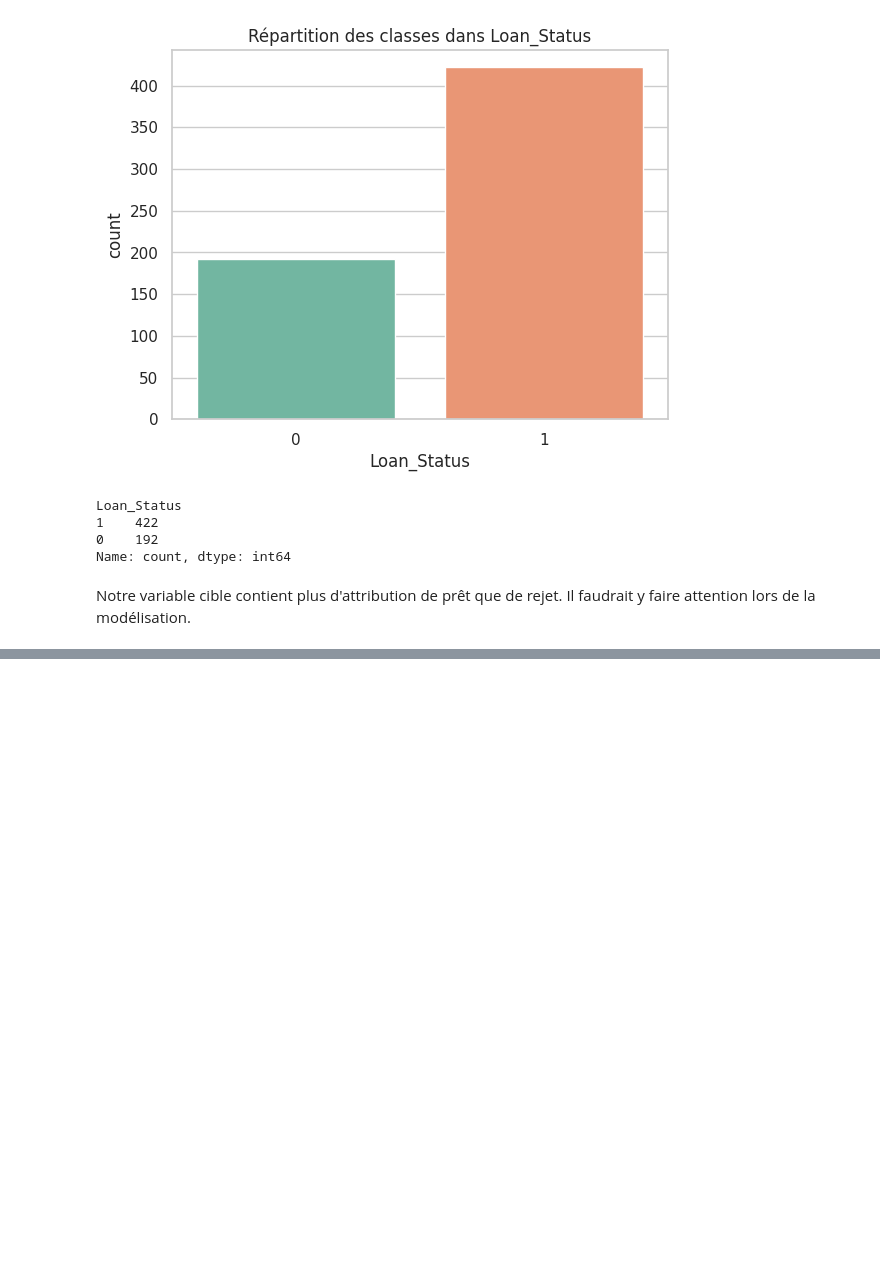
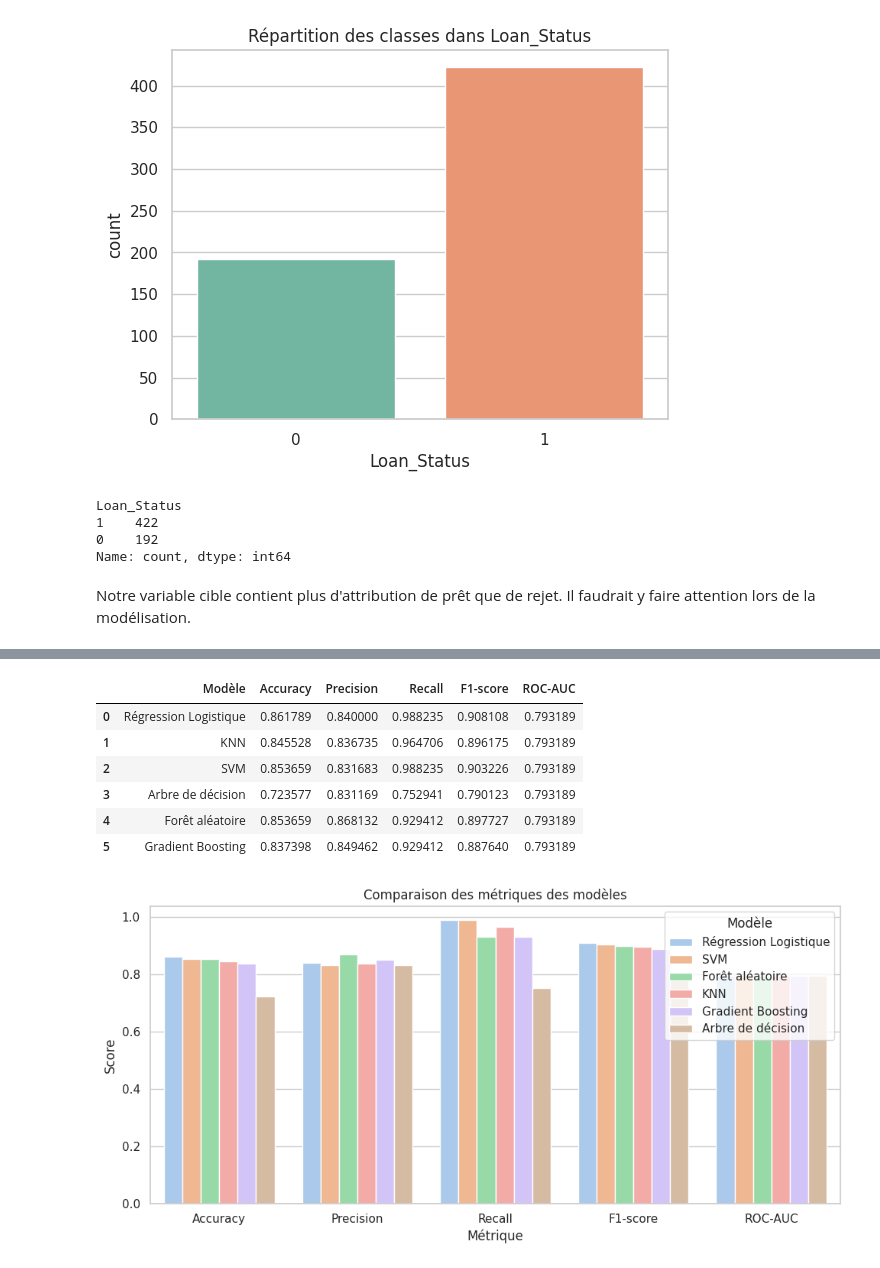
Before and after one commit to ach224/Prediction_eligibilite_pret_bancaire, a Jupyter notebook: Projet_1_–_Prédiction_de_l’éligibilité_à_un_prêt_bancaire.ipynb, the cells around one changed output, grey strips where cells are left out. Saved outputs shown, nothing was run; the diff lists cells and outputs as text; code cells hidden in the pictures; blank space fills up the shorter version.

```diff
--- a/Projet_1_–_Prédiction_de_l’éligibilité_à_un_prêt_bancaire.ipynb
+++ b/Projet_1_–_Prédiction_de_l’éligibilité_à_un_prêt_bancaire.ipynb
@@ -555,0 +843,51 @@ Notre variable cible contient plus d'attribution de prêt que de rejet. Il faudr
+# %%
+# Comparaison des métriques de chaque modèle
+
+models = {
+    "Régression Logistique": (logreg, X_test_scaled),
+    "KNN":                    (knn,    X_test_scaled),
+    "SVM":                    (svm,    X_test_scaled),
+    "Arbre de décision":      (dt,     X_test),
+    "Forêt aléatoire":        (rf,     X_test),
+    "Gradient Boosting":      (gb,     X_test),
+}
+
+results = []
+for name, (model, Xte) in models.items():
+    # Prédictions classes
+    y_pred = model.predict(Xte)
+
+    # Métriques
+    row = {
+        "Modèle":    name,
+        "Accuracy":  accuracy_score(y_test, y_pred),
+        "Precision": precision_score(y_test, y_pred),
+        "Recall":    recall_score(y_test, y_pred),
+        "F1-score":  f1_score(y_test, y_pred),
+        "ROC-AUC":   (roc_auc_score(y_test, y_score) if y_score is not None else None),
+    }
+    results.append(row)
+
+display(pd.DataFrame(results))
+
+# =========================
+# BARPLOT RAPIDE (option)
+# =========================
+plt.figure(figsize=(10,5))
+sns.barplot(
+    data=comparison_df.melt(id_vars="Modèle", var_name="Métrique", value_name="Score"),
+    x="Métrique", y="Score", hue="Modèle"
+)
+plt.title("Comparaison des métriques des modèles")
+plt.legend(title="Modèle")
+plt.tight_layout()
+plt.show()
+# %% [output]
+|  | Modèle | Accuracy | Precision | Recall | F1-score | ROC-AUC |
+| 0 | Régression Logistique | 0.861789 | 0.840000 | 0.988235 | 0.908108 | 0.793189 |
+| 1 | KNN | 0.845528 | 0.836735 | 0.964706 | 0.896175 | 0.793189 |
+| 2 | SVM | 0.853659 | 0.831683 | 0.988235 | 0.903226 | 0.793189 |
+| 3 | Arbre de décision | 0.723577 | 0.831169 | 0.752941 | 0.790123 | 0.793189 |
+| 4 | Forêt aléatoire | 0.853659 | 0.868132 | 0.929412 | 0.897727 | 0.793189 |
+| 5 | Gradient Boosting | 0.837398 | 0.849462 | 0.929412 | 0.887640 | 0.793189 |
+[figure, added]
```
Also changed, not shown: parts of 26 cells of this notebook.
